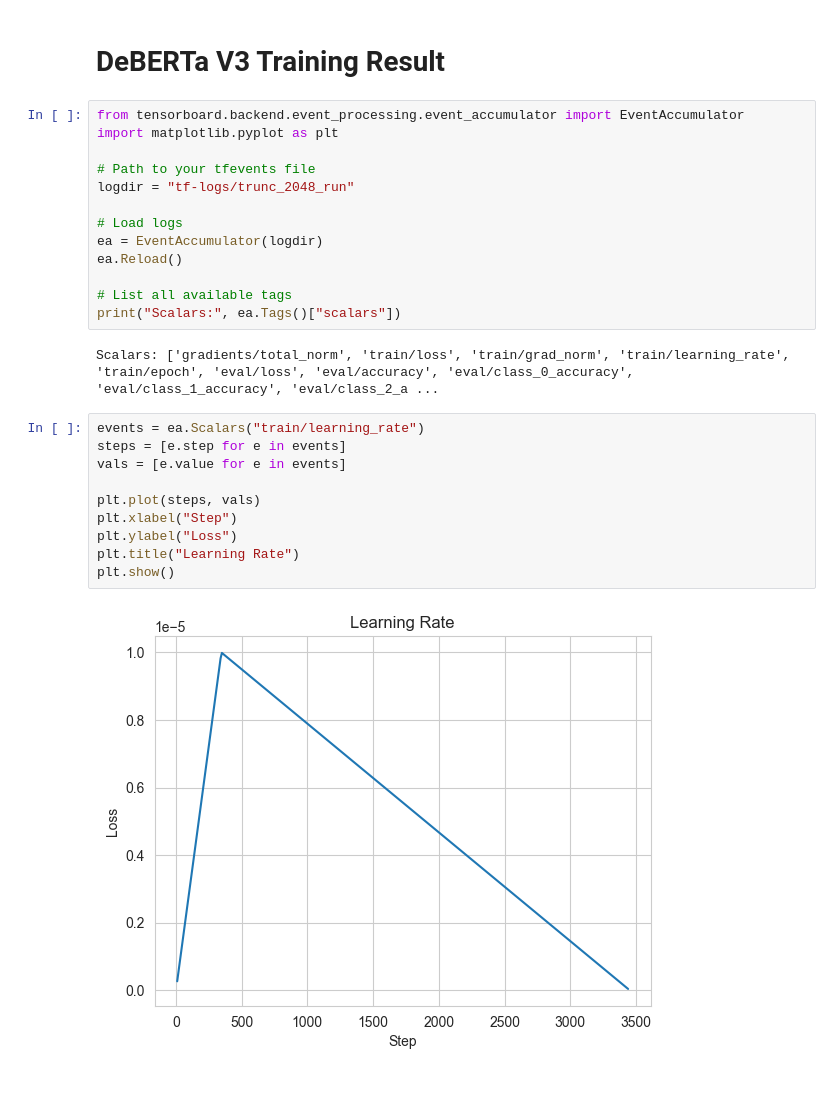
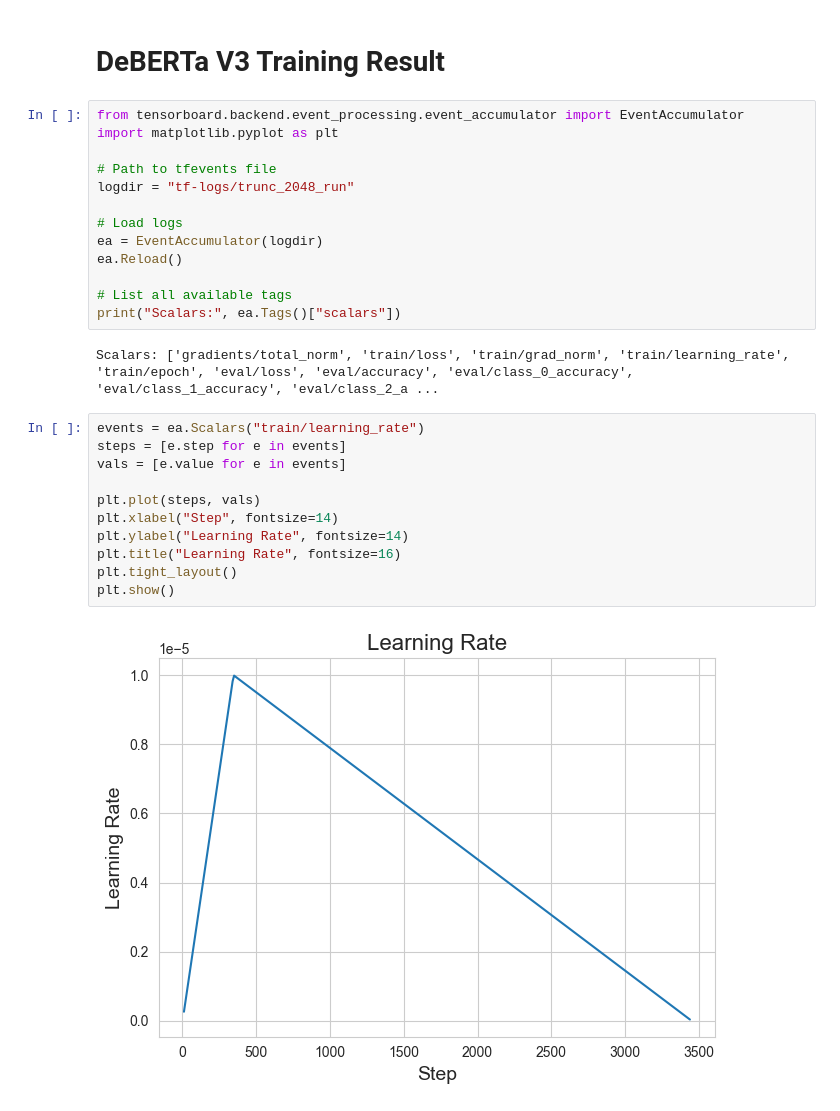
Before and after one commit to JettN/ECE-143-Group-23, a Jupyter notebook: data-visualization-for-ece143.ipynb, the cells around one changed output. Cells and saved outputs as stored; diff of their text form.

Commit message:
adjust plot styles

```diff
--- a/data-visualization-for-ece143.ipynb
+++ b/data-visualization-for-ece143.ipynb
@@ -975,7 +975,7 @@ plot_conversation_depth_analysis(df)
 from tensorboard.backend.event_processing.event_accumulator import EventAccumulator
 import matplotlib.pyplot as plt
 
-# Path to your tfevents file
+# Path to tfevents file
 logdir = "tf-logs/trunc_2048_run"
 
 # Load logs
@@ -989,15 +989,16 @@ Scalars: ['gradients/total_norm', 'train/loss', 'train/grad_norm', 'train/learni
 # %%
 events = ea.Scalars("train/learning_rate")
 steps = [e.step for e in events]
 vals = [e.value for e in events]
 
 plt.plot(steps, vals)
-plt.xlabel("Step")
-plt.ylabel("Loss")
-plt.title("Learning Rate")
+plt.xlabel("Step", fontsize=14)
+plt.ylabel("Learning Rate", fontsize=14)
+plt.title("Learning Rate", fontsize=16)
+plt.tight_layout()
 plt.show()
 # %% [output]
-[figure, old version]
+[figure, new version]
 # %%
 events = ea.Scalars("train/loss")
 steps = [e.step for e in events]
```
Also changed, not shown: parts of 3 cells of this notebook.
